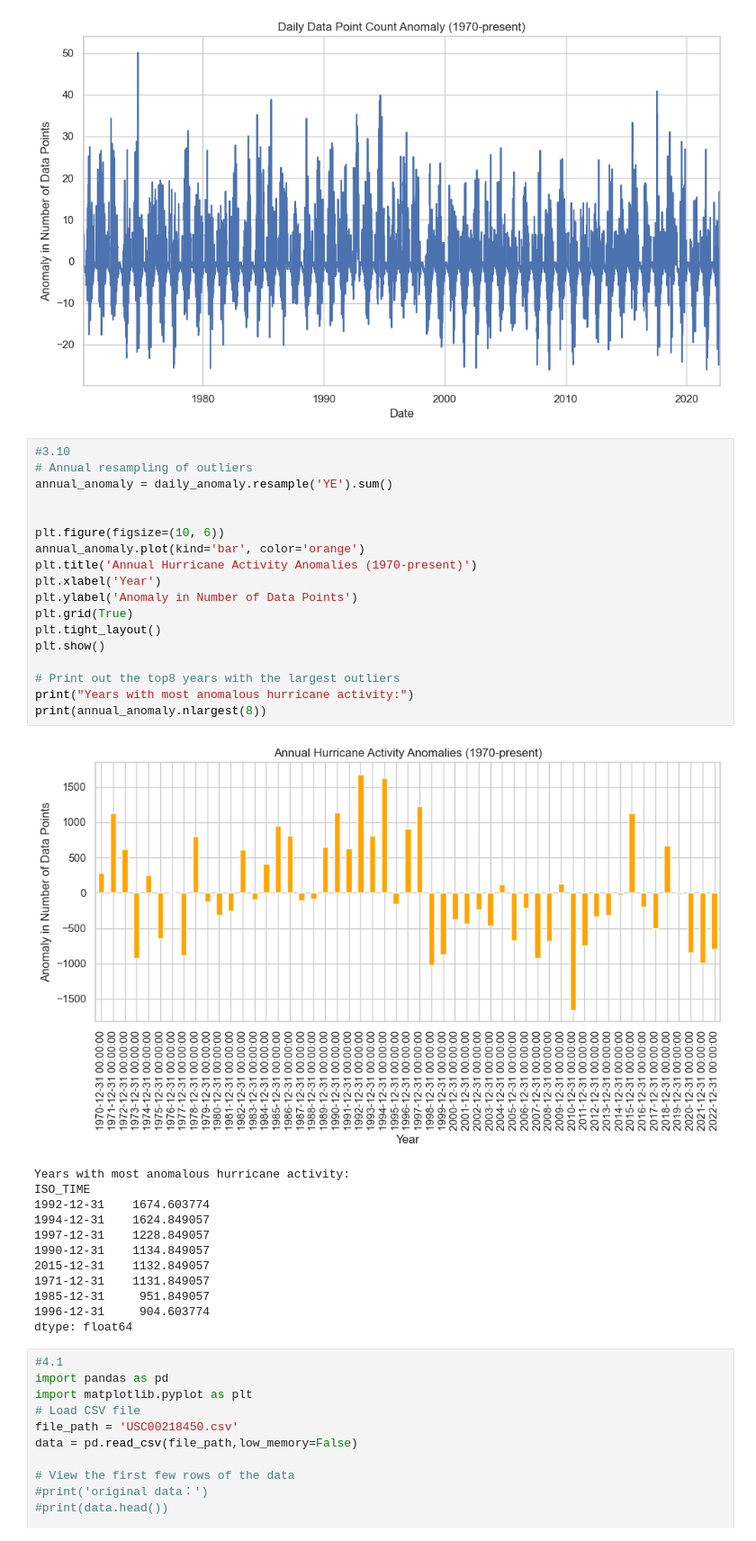
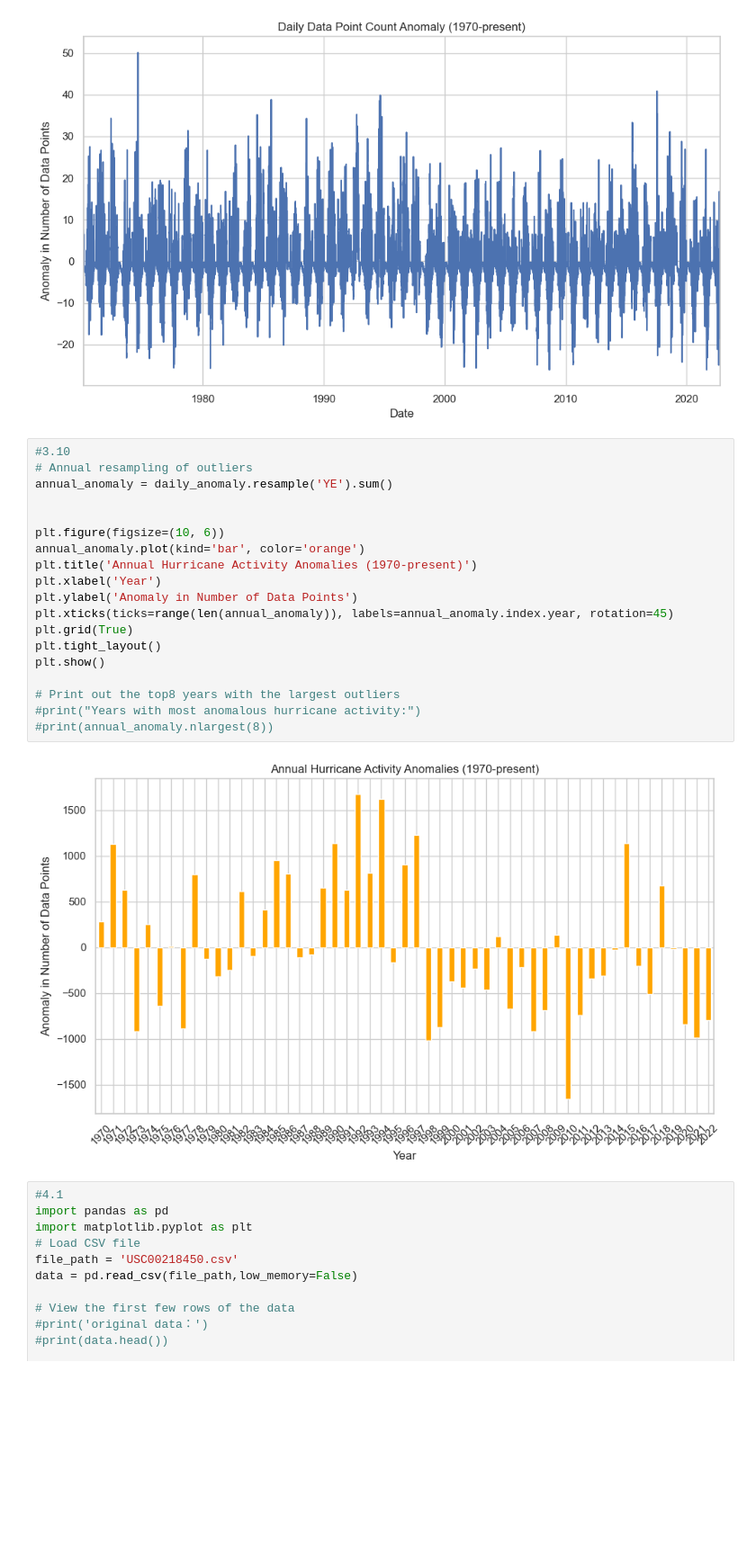
Before and after one commit to zc111hh/ESE5023_Assignments_12432894, a Jupyter notebook: PS2.ipynb, the cells around one changed output. Shown at 90% size. Cells and saved outputs as stored; diff of their text form; blank space fills up the shorter version.

```diff
--- a/PS2.ipynb
+++ b/PS2.ipynb
@@ -405,34 +405,24 @@ plt.show()
 # %%
 #3.10
 # Annual resampling of outliers
 annual_anomaly = daily_anomaly.resample('YE').sum()
 
 
 plt.figure(figsize=(10, 6))
 annual_anomaly.plot(kind='bar', color='orange')
 plt.title('Annual Hurricane Activity Anomalies (1970-present)')
 plt.xlabel('Year')
 plt.ylabel('Anomaly in Number of Data Points')
+plt.xticks(ticks=range(len(annual_anomaly)), labels=annual_anomaly.index.year, rotation=45)
 plt.grid(True)
 plt.tight_layout()
 plt.show()
 
 # Print out the top8 years with the largest outliers
-print("Years with most anomalous hurricane activity:")
-print(annual_anomaly.nlargest(8))
+#print("Years with most anomalous hurricane activity:")
+#print(annual_anomaly.nlargest(8))
 # %% [output]
-[figure, old version]
+[figure, new version]
-Years with most anomalous hurricane activity:
-ISO_TIME
-1992-12-31    1674.603774
-1994-12-31    1624.849057
-1997-12-31    1228.849057
-1990-12-31    1134.849057
-2015-12-31    1132.849057
-1971-12-31    1131.849057
-1985-12-31     951.849057
-1996-12-31     904.603774
-dtype: float64
 # %%
 #4.1
 import pandas as pd
```
Also changed, not shown: parts of 2 cells of this notebook, 1 other file.
